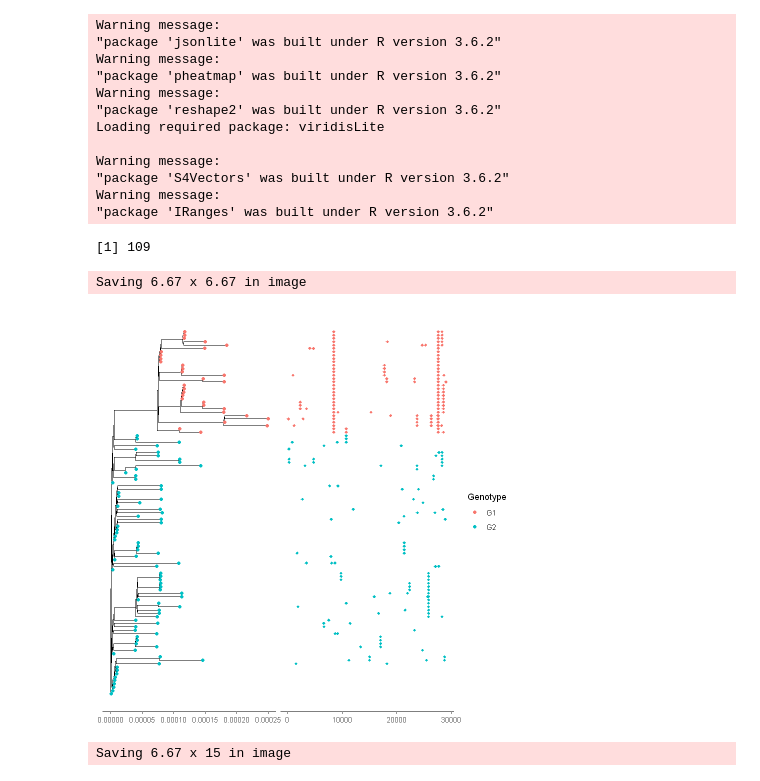
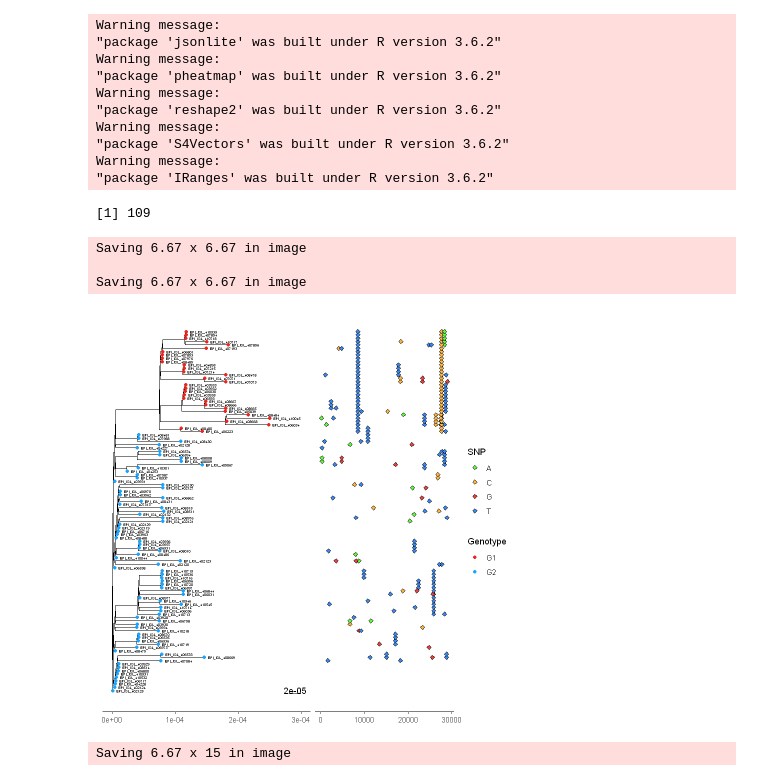
Before and after one commit to Takkoona/SARS-CoV-2, a Jupyter notebook: 4_visualize_SNPs.ipynb, the cells around one changed output. Drawn from its saved outputs; the diff is of its cells as text; code cells hidden in the pictures.

Commit message:
First try rendering images

```diff
--- a/4_visualize_SNPs.ipynb
+++ b/4_visualize_SNPs.ipynb
@@ -5,7 +5,7 @@ library(pheatmap)
 library(reshape2)
 library(ggplot2)
 library(RColorBrewer)
-library(viridis)
+# library(viridis)
 suppressPackageStartupMessages(library(ggtree))
 suppressPackageStartupMessages(library(Biostrings))
 
@@ -14,6 +14,7 @@ genomeTreeDir <- "Genome_tree"
 snpDir <- "SNPs"
 snpCompareDir <- "SNPs_comparison"
 figureDir <- "Figures"
+webImagesDir <- file.path("docs", "images")
 
 locGroup <- list(
     "Hubei" = "Wuhan, China",
@@ -29,8 +30,6 @@ Warning message:
 "package 'pheatmap' was built under R version 3.6.2"
 Warning message:
 "package 'reshape2' was built under R version 3.6.2"
-Loading required package: viridisLite
-
 Warning message:
 "package 'S4Vectors' was built under R version 3.6.2"
 Warning message:
@@ -81,32 +80,51 @@ info[["LocGroup"]] <- factor(info[["LocGroup"]], levels = locGroupLV)
 # %%
 p <- ggtree(tree)
 p <- p %<+% info +
-#     geom_tiplab(size = 1, hjust = -0.1) +
+    geom_tiplab(size = 1.5, hjust = -0.1) +
     geom_tippoint(aes(color=Genotype)) +
-#     geom_treescale(x=0.00027, y=0, offset=0) +
-    theme(legend.position = "right")
+    geom_treescale(x=0.00028, y=0, offset=0)
 
-snp_data <- allSNP[, c("Accession.ID", "Pos")]
+snp_data <- allSNP[, c("Accession.ID", "Pos", "SNP")]
 p <- p + geom_facet(
     panel = "SNP",
     data = snp_data,
     geom = geom_point,
-    mapping=aes(x = Pos, color=Genotype),
-    shape = 18
+    mapping=aes(x = Pos, fill=SNP),
+    shape = 23,
+    size = 2,
+    stroke = 0.01
 ) +
 theme_tree2(
     strip.background = element_blank(),
     strip.text.x = element_blank(),
 #     axis.text.x = element_text(angle = 90, vjust = 0.5, size = 3)
-)
+) +
+scale_color_manual(values = list(
+    "G1" = "#EB261F",
+    "G2" = "#1CA4FC",
+    "A" = "#64F73F",
+    "C" = "#FFB340",
+    "G" = "#EB413C",
+    "T" = "#3C88EE"
+)) +
+scale_fill_manual(values = list(
+    "A" = "#64F73F",
+    "C" = "#FFB340",
+    "G" = "#EB413C",
+    "T" = "#3C88EE"
+))
 # scale_x_continuous(snp_data$Pos, labels = snp_data$Pos, breaks = snp_data$Pos)
+p <- facet_widths(p, widths = c(1.5, 1))
 
 print(p)
 
 ggsave(filename = file.path(figureDir, "figure1.pdf"), plot = p, device = "pdf")
+ggsave(filename = file.path(webImagesDir, "tree_and_snps.svg"), plot = p, device = "svg")
 # %% [output]
 Saving 6.67 x 6.67 in image
+
+Saving 6.67 x 6.67 in image
-[figure, old version]
+[figure, new version]
 # %%
 snp <- allSNP[, c("Accession.ID", "Pos", "SNP", "Product")]
 snp <- merge(snp, info, by = "Accession.ID", all.x = TRUE)
```
Also changed, not shown: parts of 2 cells of this notebook, 6 other files.
